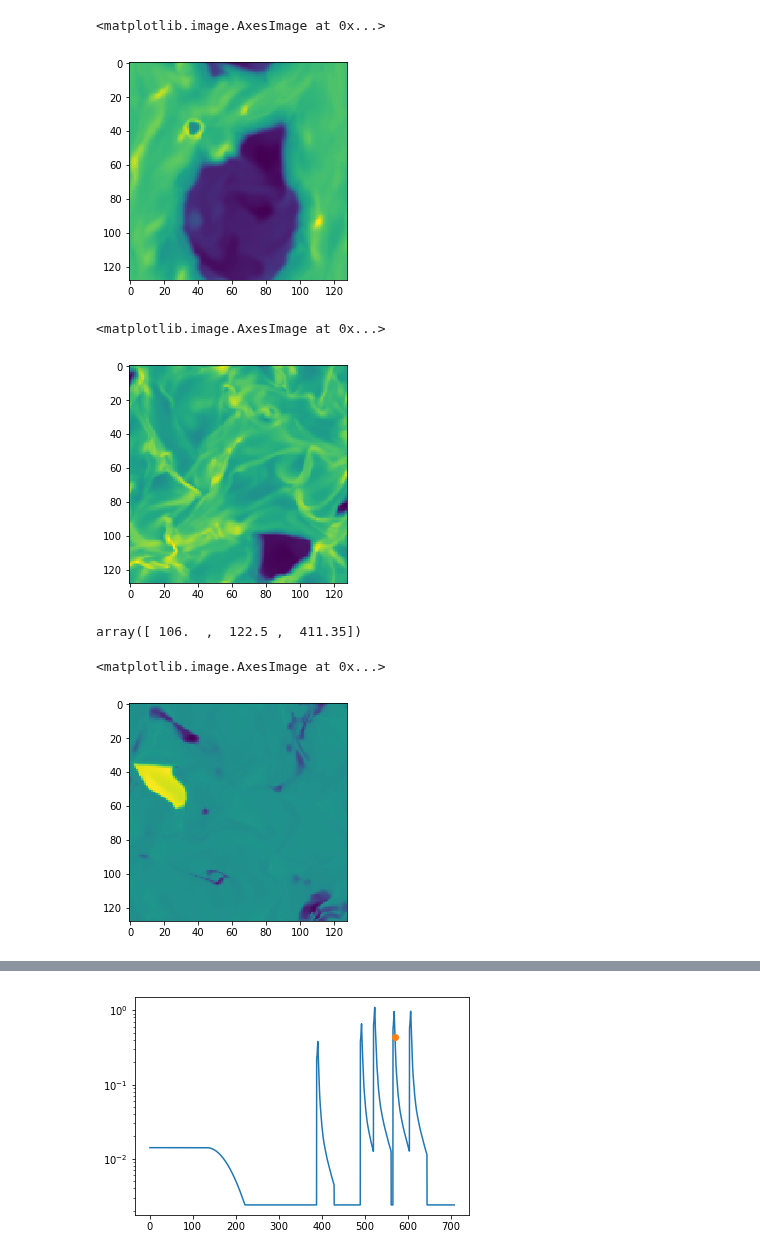
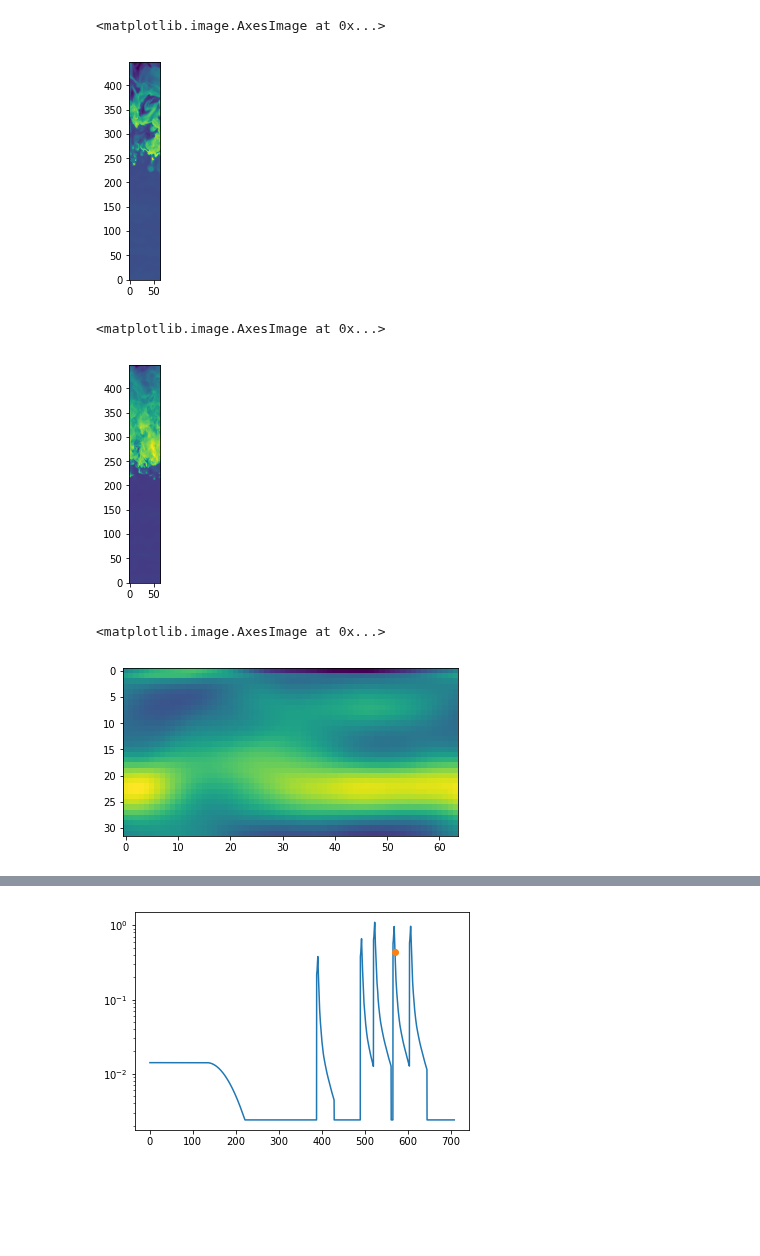
Before and after one commit to changgoo/pyathena, a Jupyter notebook: notebook/vtk_analysis.ipynb, the cells around one changed output, grey strips where cells are left out. Cells and saved outputs as stored; diff of their text form; code cells hidden in the pictures; blank space fills up the shorter version.

```diff
--- a/notebook/vtk_analysis.ipynb
+++ b/notebook/vtk_analysis.ipynb
@@ -15,0 +14,7 @@ ds=pa.AthenaDataSet('/tigress/PERSEUS/changgoo/R2_2pc_v20/id0/R2_2pc_v20.0046.vt
+# %%
+basedir='/Users/ckim/Research/TIGRESS/'
+simid='n2e-4_v1414'
+# %%
+tidx=300
+fname='%s%s/id0/%s.%04d.vtk' % (basedir,simid,simid,tidx)
+ds=pa.AthenaDataSet(fname)
@@ -22,12 +27,12 @@ slc=pa.AthenaSlice(ds,axis='z',center='center',field='density')
 # %%
 Nz,Ny,Nx=den.shape
 # %%
-plt.imshow(den[Nz/2,:,:],norm=LogNorm())
+plt.imshow(den[:,Ny/2,:],norm=LogNorm(),origin='lower')
 # %% [output]
 <matplotlib.image.AxesImage at 0x...>
-[figure, old version]
+[figure, new version]
 # %%
-plt.imshow(slc.data,norm=LogNorm())
+plt.imshow(den.mean(axis=2),norm=LogNorm(),origin='lower')
 # %% [output]
 <matplotlib.image.AxesImage at 0x...>
-[figure, old version]
+[figure, new version]
@@ -37,4 +38,0 @@ temp=coolftn.get_temp(ds.read_all_data('T1'))
-# %%
-pa.cc_idx(ds.domain,[85,118,-72.3])
-# %% [output]
-array([ 106.  ,  122.5 ,  411.35])
@@ -41,8 +45,8 @@ array([ 106.  ,  122.5 ,  411.35])
 # %%
-plt.imshow(temp[411,:,:],norm=LogNorm(),interpolation='nearest')
+plt.imshow(temp.mean(axis=2),norm=LogNorm(),interpolation='nearest')
 # %% [output]
 <matplotlib.image.AxesImage at 0x...>
-[figure, old version]
+[figure, new version]
 # %%
 pok=den*temp
 # %%
```
Also changed, not shown: parts of 14 cells of this notebook, 8 other files.
